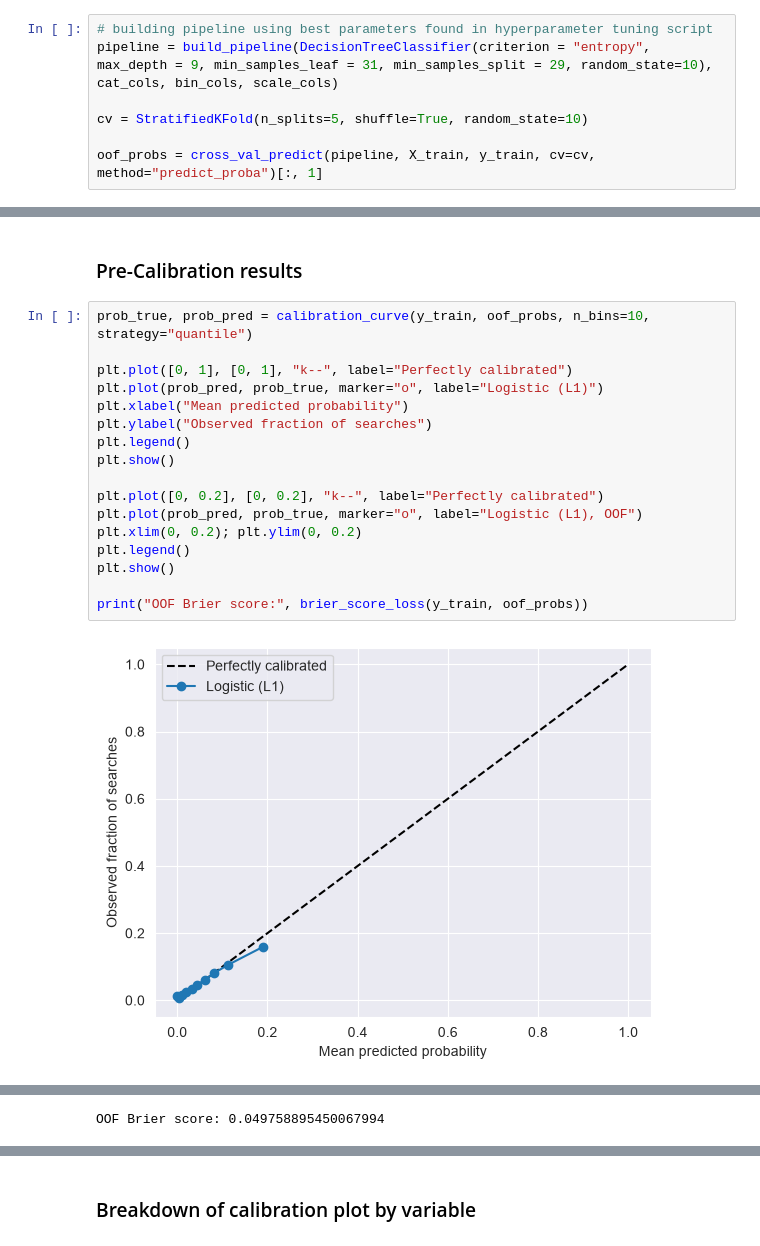
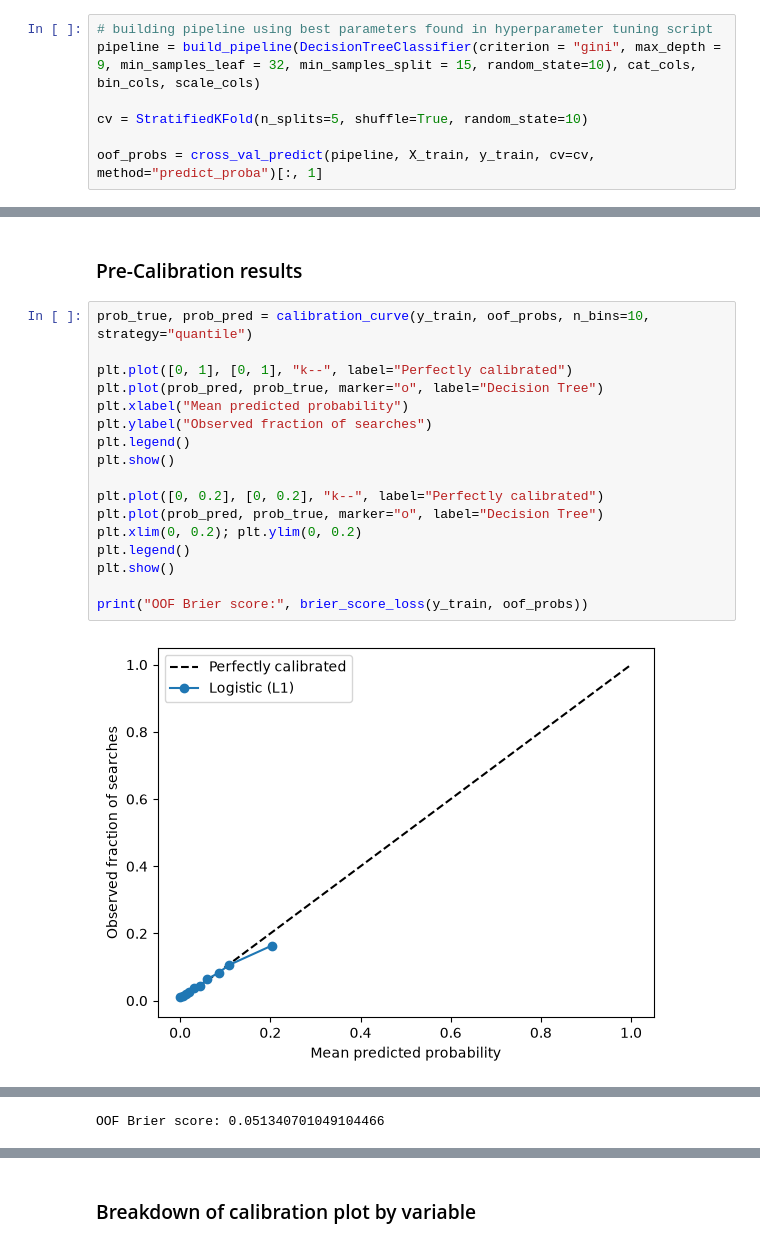
Before and after one commit to ray-chav/stop-and-search, a Jupyter notebook: scripts/calibration_thresholdTuning/calibration_dt.ipynb, the cells around one changed output, grey strips where cells are left out. Drawn from its saved outputs; the diff is of its cells as text.

```diff
--- a/scripts/calibration_thresholdTuning/calibration_dt.ipynb
+++ b/scripts/calibration_thresholdTuning/calibration_dt.ipynb
@@ -172,7 +172,7 @@ def build_pipeline(model, cat_cols, dis_cols, scale_cols):
 # Modeling
 # %%
 # building pipeline using best parameters found in hyperparameter tuning script
-pipeline = build_pipeline(DecisionTreeClassifier(criterion = "entropy", max_depth = 9, min_samples_leaf = 31, min_samples_split = 29, random_state=10), cat_cols, bin_cols, scale_cols)
+pipeline = build_pipeline(DecisionTreeClassifier(criterion = "gini", max_depth = 9, min_samples_leaf = 32, min_samples_split = 15, random_state=10), cat_cols, bin_cols, scale_cols)
 
 cv = StratifiedKFold(n_splits=5, shuffle=True, random_state=10)
 
@@ -184,19 +184,19 @@ oof_probs = cross_val_predict(pipeline, X_train, y_train, cv=cv, method="predict
 # %%
 prob_true, prob_pred = calibration_curve(y_train, oof_probs, n_bins=10, strategy="quantile")
 
 plt.plot([0, 1], [0, 1], "k--", label="Perfectly calibrated")
-plt.plot(prob_pred, prob_true, marker="o", label="Logistic (L1)")
+plt.plot(prob_pred, prob_true, marker="o", label="Decision Tree")
 plt.xlabel("Mean predicted probability")
 plt.ylabel("Observed fraction of searches")
 plt.legend()
 plt.show()
 
 plt.plot([0, 0.2], [0, 0.2], "k--", label="Perfectly calibrated")
-plt.plot(prob_pred, prob_true, marker="o", label="Logistic (L1), OOF")
+plt.plot(prob_pred, prob_true, marker="o", label="Decision Tree")
 plt.xlim(0, 0.2); plt.ylim(0, 0.2)
 plt.legend()
 plt.show()
 
 print("OOF Brier score:", brier_score_loss(y_train, oof_probs))
 # %% [output]
-[figure, old version]
+[figure, new version]
@@ -204,4 +204,4 @@ print("OOF Brier score:", brier_score_loss(y_train, oof_probs))
-OOF Brier score: 0.049758895450067994
+OOF Brier score: 0.051340701049104466
 # %%
 train_df['search_occurred'].value_counts()
 # %% [output]
```
Also changed, not shown: parts of 11 cells of this notebook, 2 other files.
